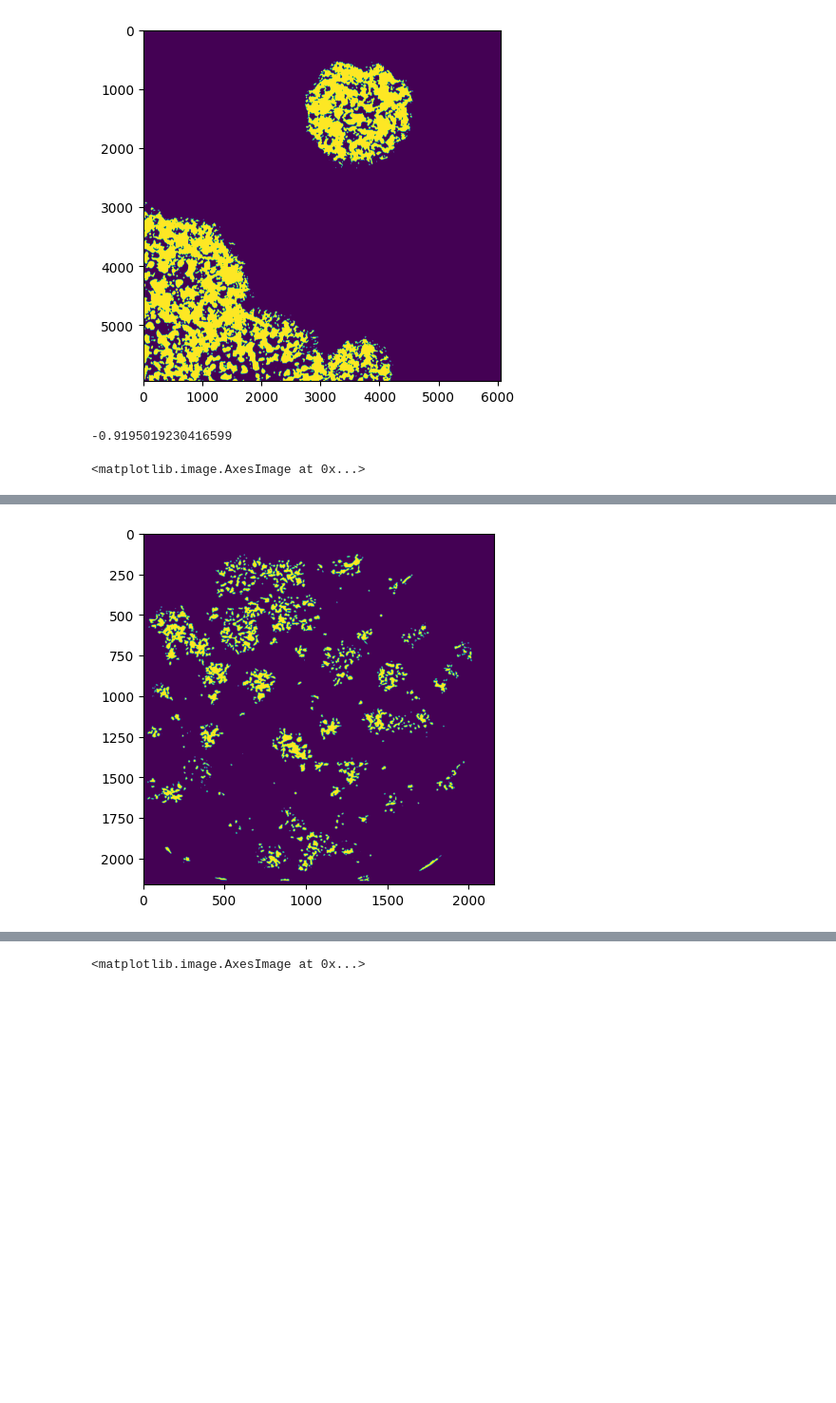
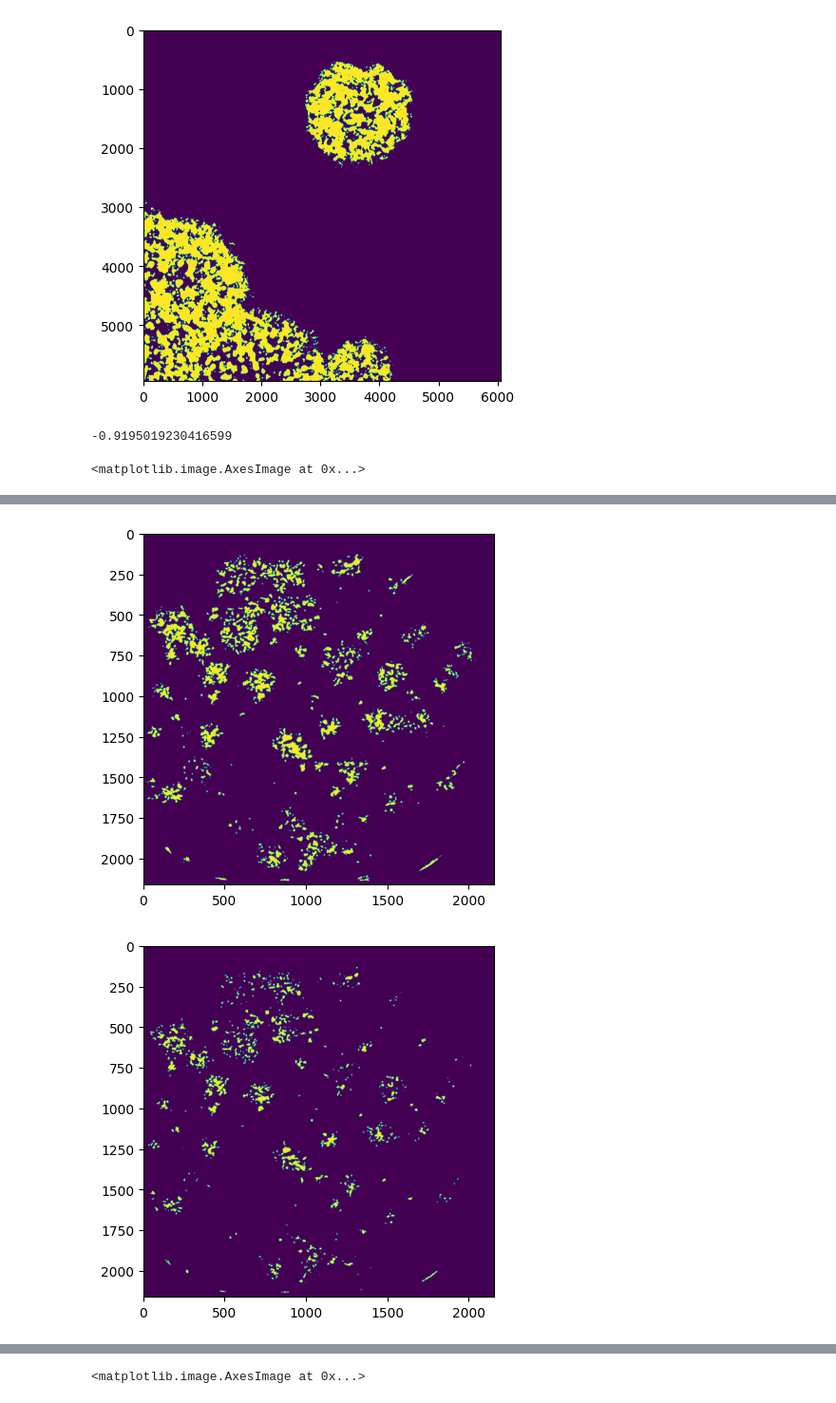
Before and after one commit to casus/virvs, a Jupyter notebook: notebooks/Finding thresholds.ipynb, the cells around one changed output, grey strips where cells are left out. Shown at 95% size. Drawn from its saved outputs; the diff is of its cells as text; code cells hidden in the pictures; blank space fills up the shorter version.

```diff
--- a/notebooks/Finding thresholds.ipynb
+++ b/notebooks/Finding thresholds.ipynb
@@ -60,13 +56,17 @@ plt.imshow(gt[i] > -0.80)
 # %%
 gt = np.load("/bigdata/casus/MLID/maria/VIRVS_data/HSV/processed/train/y.npy")
 i = 0
 print(np.mean(gt))
 plt.figure()
 plt.imshow(gt[i])
 plt.figure()
 plt.imshow(gt[i] > -0.80)
+thresh = threshold_otsu(gt.flatten())
+plt.figure()
+plt.imshow(gt[i] > thresh)
 # %% [output]
 -0.9195019230416599
 <matplotlib.image.AxesImage at 0x...>
 [figure]
 [figure]
+[figure, added]
```
Also changed, not shown: parts of 3 cells of this notebook, 9 other files.
